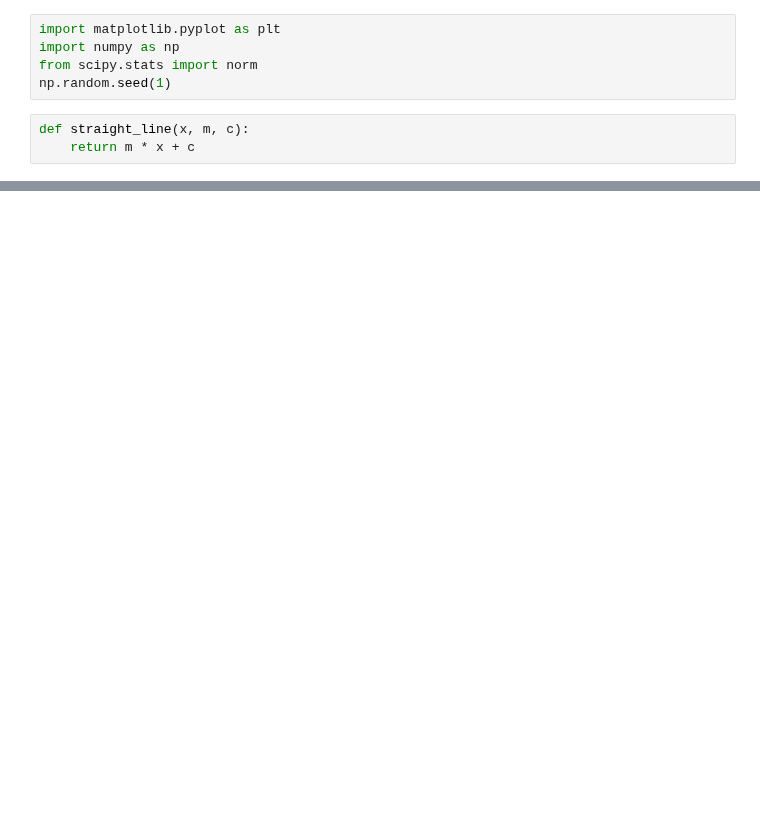
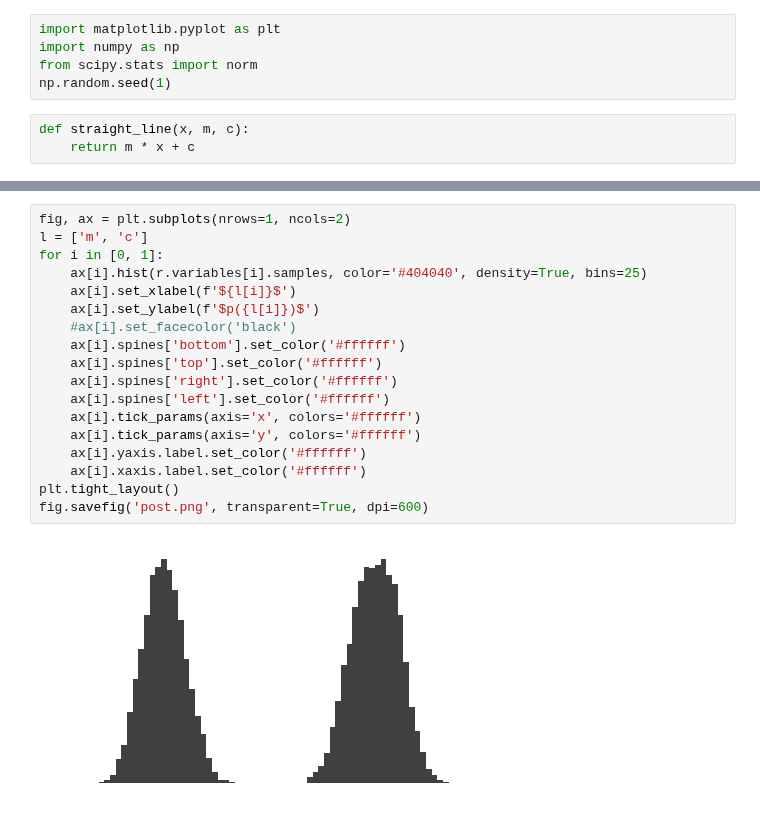
Before and after one commit to arm61/arm61.github.io, a Jupyter notebook: talks/dram_entertain/Untitled.ipynb, the cells around one changed output, grey strips where cells are left out. Cells and saved outputs as stored; diff of their text form; blank space fills up the shorter version.

```diff
--- a/talks/dram_entertain/Untitled.ipynb
+++ b/talks/dram_entertain/Untitled.ipynb
@@ -25,0 +116,20 @@ fig.savefig('xy.png')
+# %%
+fig, ax = plt.subplots(nrows=1, ncols=2)
+l = ['m', 'c']
+for i in [0, 1]:
+    ax[i].hist(r.variables[i].samples, color='#404040', density=True, bins=25)
+    ax[i].set_xlabel(f'${l[i]}$')
+    ax[i].set_ylabel(f'$p({l[i]})$')
+    #ax[i].set_facecolor('black')
+    ax[i].spines['bottom'].set_color('#ffffff')
+    ax[i].spines['top'].set_color('#ffffff')
+    ax[i].spines['right'].set_color('#ffffff')
+    ax[i].spines['left'].set_color('#ffffff')
+    ax[i].tick_params(axis='x', colors='#ffffff')
+    ax[i].tick_params(axis='y', colors='#ffffff')
+    ax[i].yaxis.label.set_color('#ffffff')
+    ax[i].xaxis.label.set_color('#ffffff')
+plt.tight_layout()
+fig.savefig('post.png', transparent=True, dpi=600)
+# %% [output]
+[figure, added]
```
Also changed, not shown: parts of 52 cells of this notebook, 21 other files.
